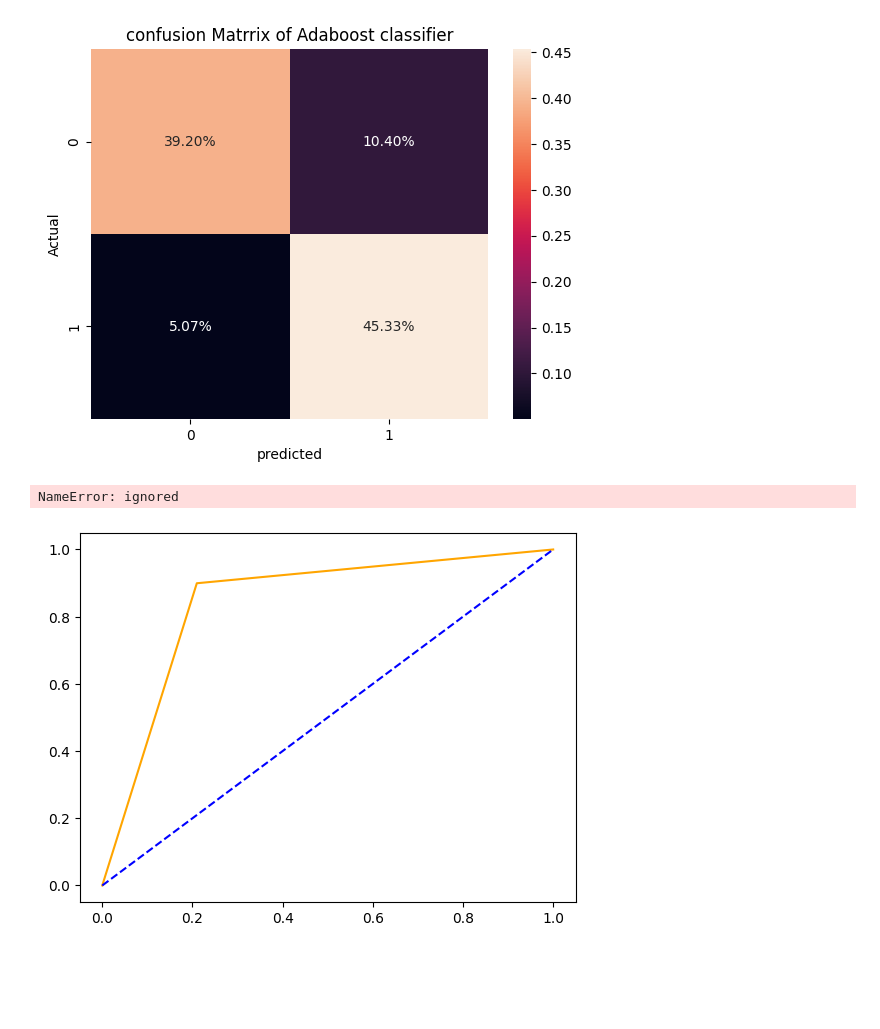
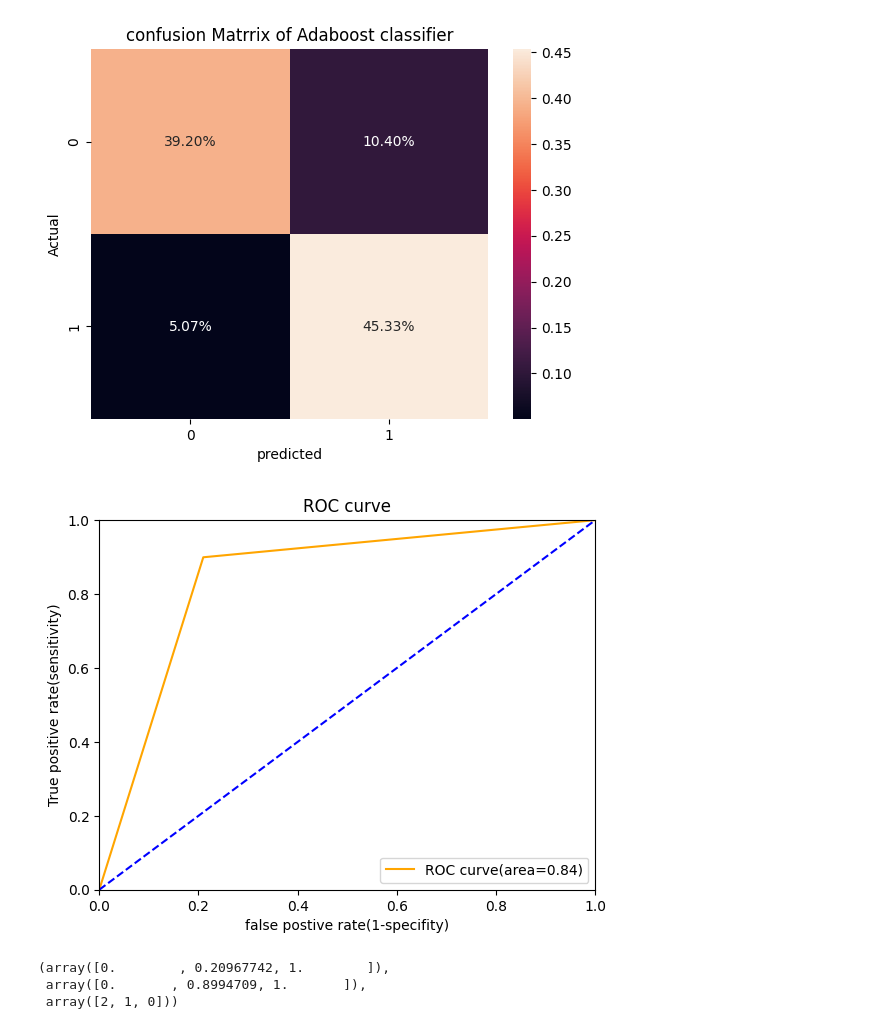
Before and after one commit to Vijay0408/Assignment, a Jupyter notebook: Mental_fitness_tracker.ipynb, the cells around one changed output. Drawn from its saved outputs; the diff is of its cells as text; code cells hidden in the pictures; blank space fills up the shorter version.

```diff
--- a/Mental_fitness_tracker.ipynb
+++ b/Mental_fitness_tracker.ipynb
@@ -279,20 +279,22 @@ Text(50.722222222222214, 0.5, 'Actual')
 # %%
 from sklearn import metrics
 fpr_abc,tpr_abc,thresholds_abc=roc_curve(y_test,pred_abc)
 roc_auc_abc=metrics.auc(fpr_abc,tpr_abc)
 plt.plot(fpr_abc,tpr_abc,color='orange',label='ROC curve(area=%0.2f)'% roc_auc_abc)
 plt.plot([0,1],[0,1],color='blue',linestyle='--')
-plot.xlim([0.0,1.0])
-plot.ylim([0.0,1.0])
+plt.xlim([0.0,1.0])
+plt.ylim([0.0,1.0])
 plt.title('ROC curve')
 plt.xlabel('false postive rate(1-specifity)')
 plt.ylabel('True positive rate(sensitivity)')
 plt.legend(loc="lower right")
 plt.show()
 roc_curve(y_test,pred_abc)
 # %% [output]
+[figure, new version]
-NameError: ignored
+(array([0.        , 0.20967742, 1.        ]),
+ array([0.       , 0.8994709, 1.       ]),
+ array([2, 1, 0]))
-[figure, old version]
 # %%
 print(classification_report(y_test,pred_abc_tuned))
 # %%
```
